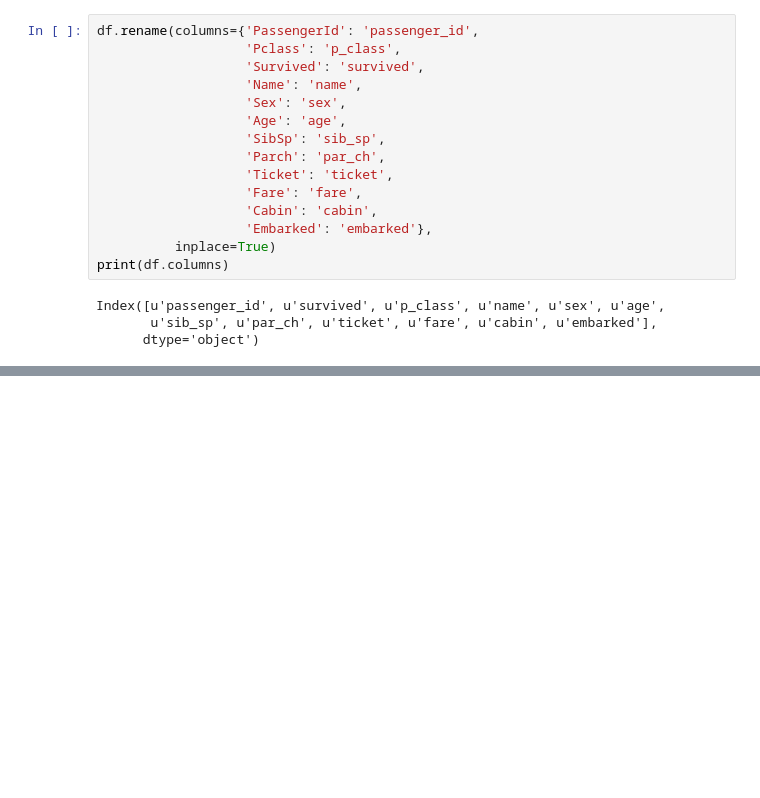
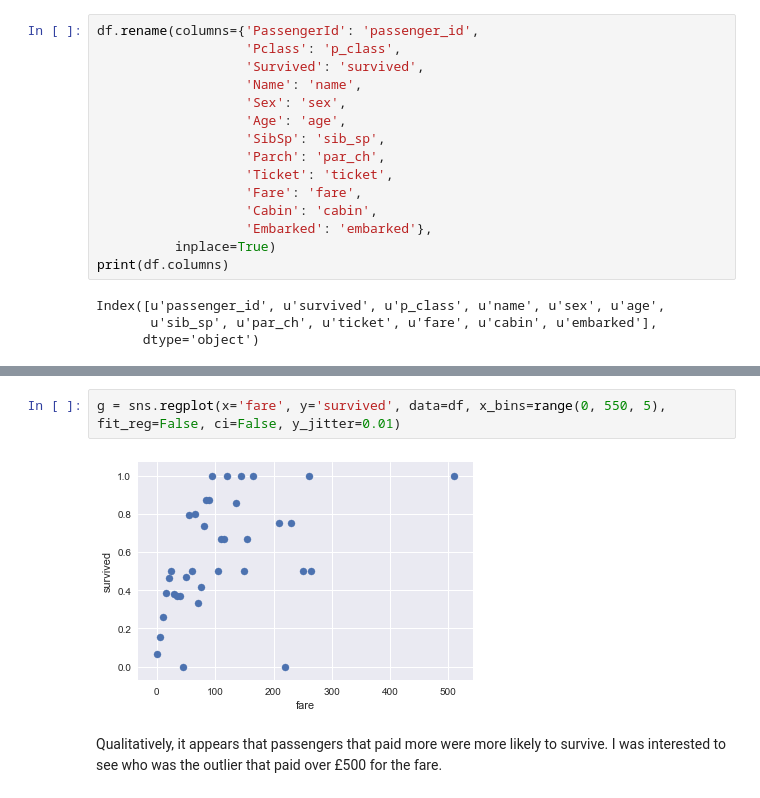
Before and after one commit to joshtice/Titanic_project, a Jupyter notebook: Titanic.ipynb, the cells around one changed output, grey strips where cells are left out. Drawn from its saved outputs; the diff is of its cells as text; blank space fills up the shorter version.

```diff
--- a/Titanic.ipynb
+++ b/Titanic.ipynb
@@ -178,0 +275,6 @@ Decision:
+# %%
+g = sns.regplot(x='fare', y='survived', data=df, x_bins=range(0, 550, 5), fit_reg=False, ci=False, y_jitter=0.01)
+# %% [output]
+[figure, added]
+# %% [markdown]
+Qualitatively, it appears that passengers that paid more were more likely to survive. I was interested to see who was the outlier that paid over £500 for the fare.
```
Also changed, not shown: parts of 51 cells of this notebook, 1 other file.
